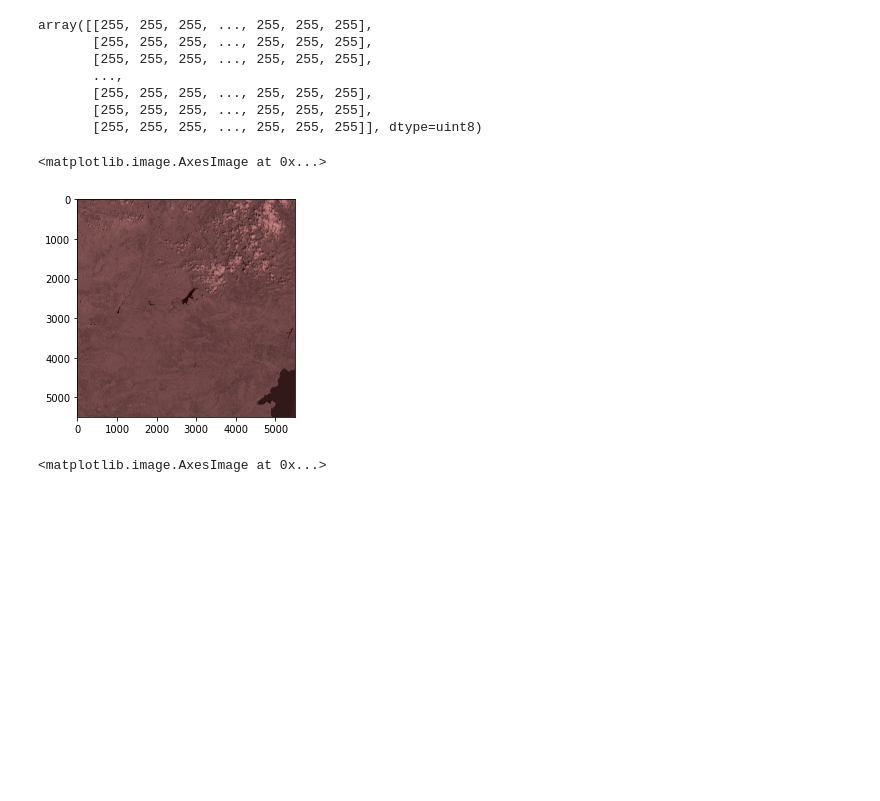
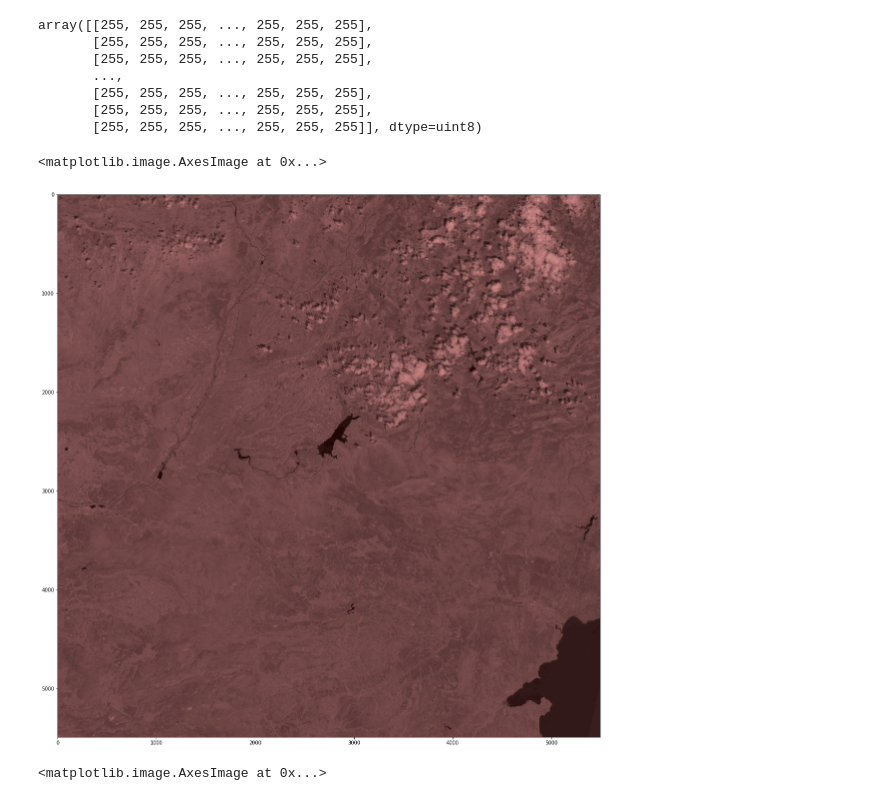
Before and after one commit to prhuppertz/Burned_Area_Detection, a Jupyter notebook: notebooks/data_experiments.ipynb, the cells around one changed output. Cells and saved outputs as stored; diff of their text form; code cells hidden in the pictures; blank space fills up the shorter version.

```diff
--- a/notebooks/data_experiments.ipynb
+++ b/notebooks/data_experiments.ipynb
@@ -101,10 +101,11 @@ array([[255, 255, 255, ..., 255, 255, 255],
        [255, 255, 255, ..., 255, 255, 255],
        [255, 255, 255, ..., 255, 255, 255]], dtype=uint8)
 # %%
+pyplot.figure(figsize=(20,20))
 pyplot.imshow(open_s2_file.read(1), cmap='pink')
 # %% [output]
 <matplotlib.image.AxesImage at 0x...>
-[figure, old version]
+[figure, new version]
 # %%
 path_2=path_31TGJ+'2017/6/19/0/B11_sur.tif'
 # %%
```
Also changed, not shown: parts of 3 cells of this notebook, 7 other files.
